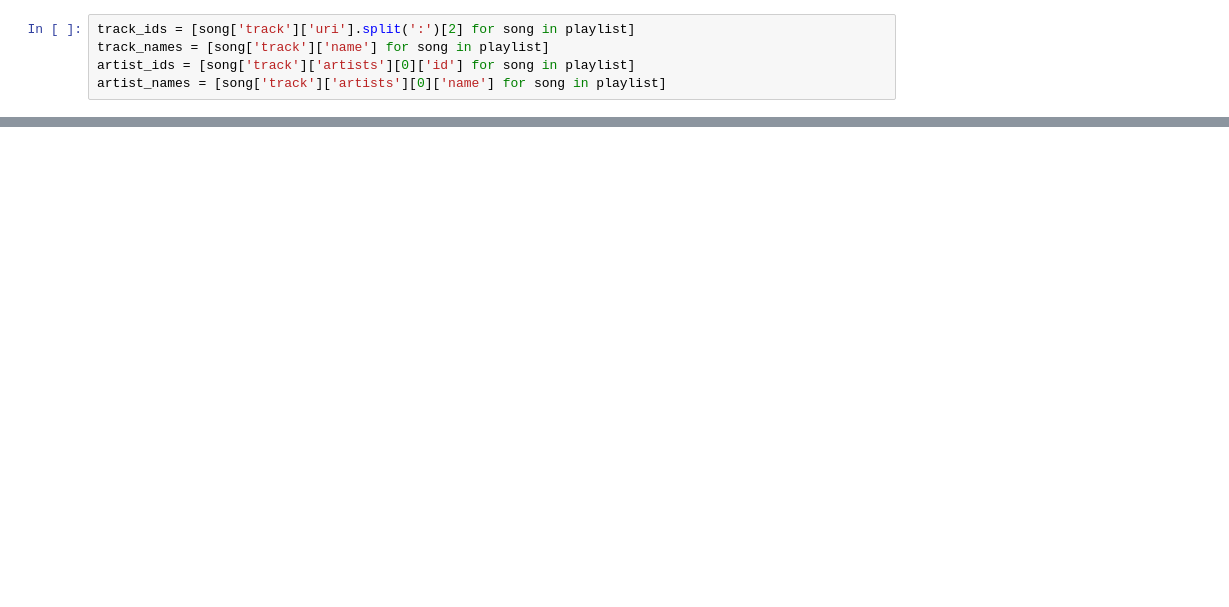
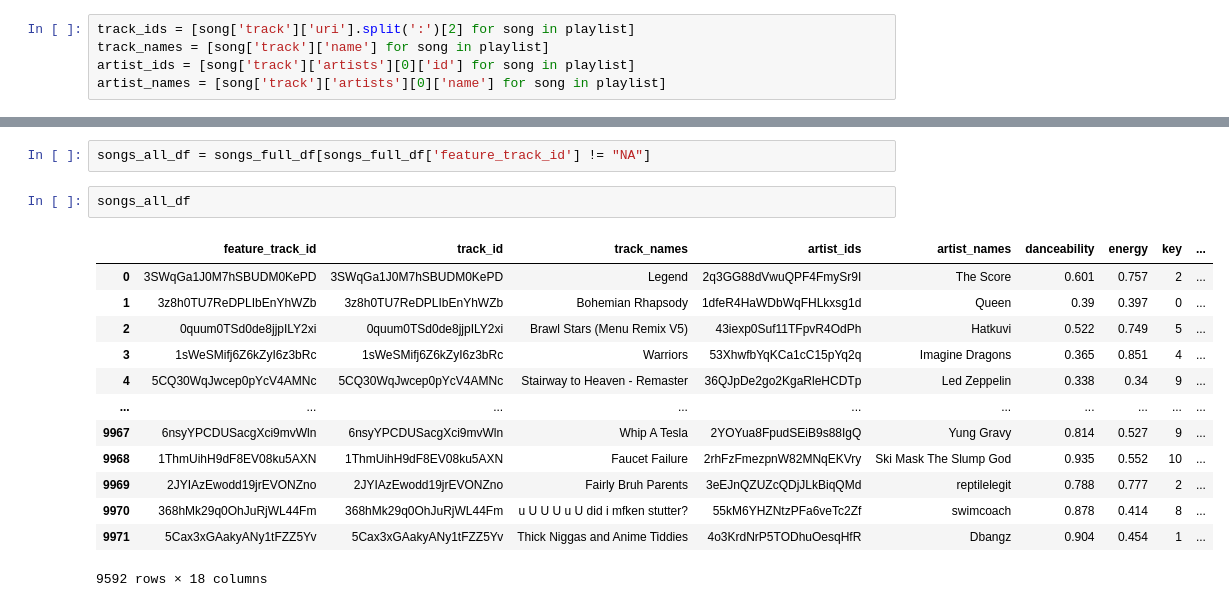
Before and after one commit to sucharita1/choose_your_music, a Jupyter notebook: spotify_extract_audio_features.ipynb, the cells around one changed output, grey strips where cells are left out. Cells and saved outputs as stored; diff of their text form; blank space fills up the shorter version.

```diff
--- a/spotify_extract_audio_features.ipynb
+++ b/spotify_extract_audio_features.ipynb
@@ -210,0 +298,18 @@ dtype: object
+# %%
+songs_all_df = songs_full_df[songs_full_df['feature_track_id'] != "NA"]
+# %%
+songs_all_df
+# %% [output]
+|  | feature_track_id | track_id | track_names | artist_ids | artist_names | danceability | energy | key | ... |
+| 0 | 3SWqGa1J0M7hSBUDM0KePD | 3SWqGa1J0M7hSBUDM0KePD | Legend | 2q3GG88dVwuQPF4FmySr9I | The Score | 0.601 | 0.757 | 2 | ... |
+| 1 | 3z8h0TU7ReDPLIbEnYhWZb | 3z8h0TU7ReDPLIbEnYhWZb | Bohemian Rhapsody | 1dfeR4HaWDbWqFHLkxsg1d | Queen | 0.39 | 0.397 | 0 | ... |
+| 2 | 0quum0TSd0de8jjpILY2xi | 0quum0TSd0de8jjpILY2xi | Brawl Stars (Menu Remix V5) | 43iexp0Suf11TFpvR4OdPh | Hatkuvi | 0.522 | 0.749 | 5 | ... |
+| 3 | 1sWeSMifj6Z6kZyI6z3bRc | 1sWeSMifj6Z6kZyI6z3bRc | Warriors | 53XhwfbYqKCa1cC15pYq2q | Imagine Dragons | 0.365 | 0.851 | 4 | ... |
+| 4 | 5CQ30WqJwcep0pYcV4AMNc | 5CQ30WqJwcep0pYcV4AMNc | Stairway to Heaven - Remaster | 36QJpDe2go2KgaRleHCDTp | Led Zeppelin | 0.338 | 0.34 | 9 | ... |
+| ... | ... | ... | ... | ... | ... | ... | ... | ... | ... |
+| 9967 | 6nsyYPCDUSacgXci9mvWln | 6nsyYPCDUSacgXci9mvWln | Whip A Tesla | 2YOYua8FpudSEiB9s88IgQ | Yung Gravy | 0.814 | 0.527 | 9 | ... |
+| 9968 | 1ThmUihH9dF8EV08ku5AXN | 1ThmUihH9dF8EV08ku5AXN | Faucet Failure | 2rhFzFmezpnW82MNqEKVry | Ski Mask The Slump God | 0.935 | 0.552 | 10 | ... |
+| 9969 | 2JYIAzEwodd19jrEVONZno | 2JYIAzEwodd19jrEVONZno | Fairly Bruh Parents | 3eEJnQZUZcQDjJLkBiqQMd | reptilelegit | 0.788 | 0.777 | 2 | ... |
+| 9970 | 368hMk29q0OhJuRjWL44Fm | 368hMk29q0OhJuRjWL44Fm | u U U U u U did i mfken stutter? | 55kM6YHZNtzPFa6veTc2Zf | swimcoach | 0.878 | 0.414 | 8 | ... |
+| 9971 | 5Cax3xGAakyANy1tFZZ5Yv | 5Cax3xGAakyANy1tFZZ5Yv | Thick Niggas and Anime Tiddies | 4o3KrdNrP5TODhuOesqHfR | Dbangz | 0.904 | 0.454 | 1 | ... |
+9592 rows × 18 columns
```
Also changed, not shown: parts of 25 cells of this notebook.
